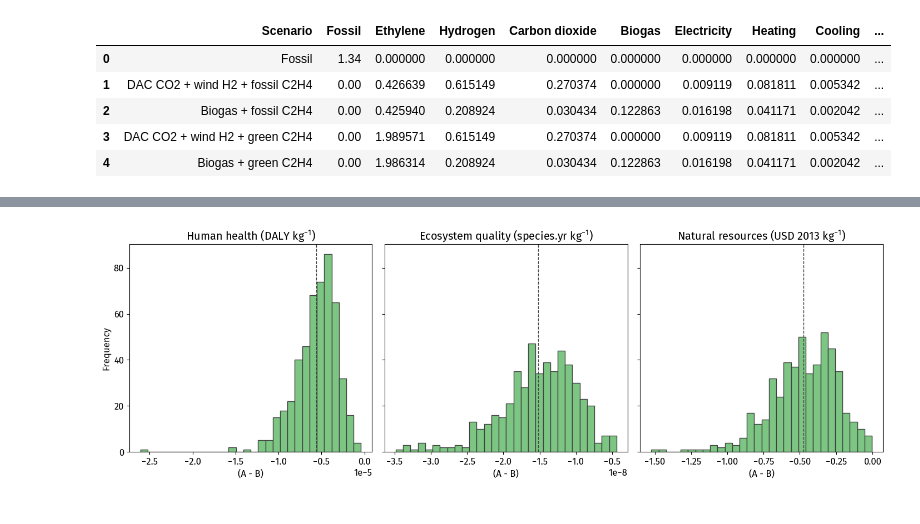
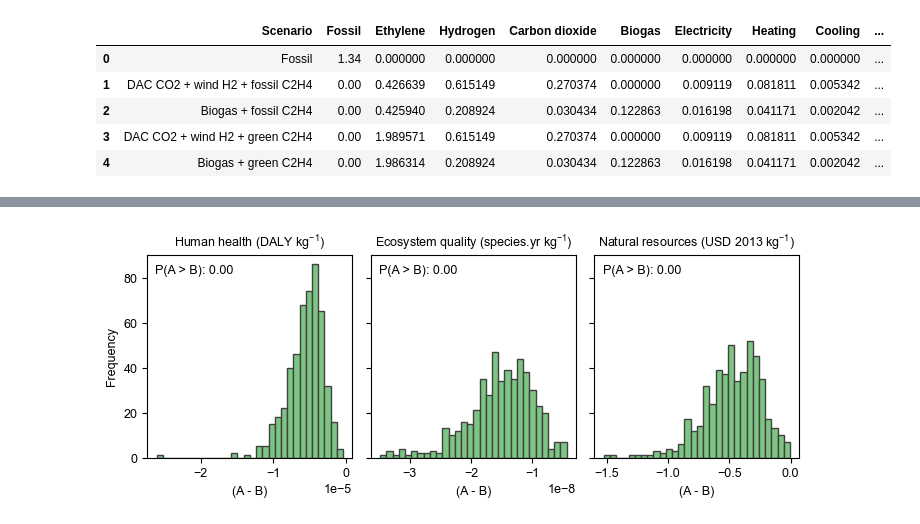
Before and after one commit to abhix2704/Propanol-production, a Jupyter notebook: notebooks/07_main_figure.ipynb, the cells around one changed output, grey strips where cells are left out. Saved outputs shown, nothing was run; the diff lists cells and outputs as text; code cells hidden in the pictures.

```diff
--- a/notebooks/07_main_figure.ipynb
+++ b/notebooks/07_main_figure.ipynb
@@ -18,22 +18,10 @@ fig_length = {1 : 3.50394,    # 1 column
               1.5 : 5.35433, # 1.5 columns
               2 : 7.20472}    # 2 columns
 fig_height = 9.72441 # maximum height
-fontsize_title = 8
-fontsize_label = 8
-fontsize_legend = 8
-fontsize_axs = 8
-
-font_path = os.path.join('..', 'other', 'Fira_Sans', 'FiraSans-Regular.ttf')
-font_prop = FontProperties(fname = font_path)
-fm.fontManager.addfont(font_path)
-custom_font_name = font_prop.get_name()
-
-font_path_bold = os.path.join('..', 'other', 'Fira_Sans', 'FiraSans-Bold.ttf')
-font_prop_bold = FontProperties(fname = font_path_bold)
 
 plt.rcParams["figure.autolayout"] = True
-plt.rcParams.update({'font.size' : 12})
-plt.rcParams['font.family'] = custom_font_name
+plt.rcParams.update({'font.size' : 9})
+plt.rcParams['font.family'] = 'Arial'
 plt.rcParams['axes.unicode_minus'] = True
 # %%
 results_file = 'overall.xlsx'
@@ -285,7 +218,7 @@ human_health_df = pd.read_excel(os.path.join('..', 'results', 'human_health_mont
 ecosystem_quality_df = pd.read_excel(os.path.join('..', 'results', 'ecosystem_quality_monte_carlo.xlsx'), sheet_name = 'Sheet1', index_col = 0)
 natural_resources_df = pd.read_excel(os.path.join('..', 'results', 'natural_resources_monte_carlo.xlsx'), sheet_name = 'Sheet1', index_col = 0)
 
-fig, axs = plt.subplots(1, 3, figsize=(fig_length[2]*2, fig_height*0.5), sharey=True)
+fig, axs = plt.subplots(1, 3, figsize=(fig_length[2], fig_height*0.3), sharey=True)
 
 ax = axs[0]
 data = human_health_df['propanol production, biogas, fossil ethylene'].values - human_health_df['propanol production, fossil'].values
@@ -300,43 +233,49 @@ for i in range(len(patches)):
 
 # ['#f94144cc', '#f3722ccc', '#f8961ecc', '#f9c74fcc', '#90be6dcc', '#43aa8bcc']
 mean_value = data.mean()
-ax.axvline(mean_value, color='#414141', linestyle='dashed', linewidth=1, label=f'Mean: {mean_value:.2f}')
-ax.set_title('Human health (DALY kg$^\mathdefault{-1}$)')
+positive_prob = (data > 0).sum() / len(data)  # Calculate the probability of x > 0
+ax.text(0.04, 0.95, f'P(A > B): {positive_prob:.2f}', transform=ax.transAxes,
+        verticalalignment='top')  # Display probability
+ax.set_title('Human health (DALY kg$^\mathdefault{-1}$)', fontsize=9)
 ax.set_xlabel('(A - B)')
 ax.set_ylabel('Frequency')
 
 ax = axs[1]
 data = ecosystem_quality_df['propanol production, biogas, fossil ethylene'].values - ecosystem_quality_df['propanol production, fossil'].values
 bins = 30
 n, bins, patches = ax.hist(data, bins=bins, alpha=1, edgecolor='#414141')
 
 for i in range(len(patches)):
     if bins[i] > 0:
         patches[i].set_facecolor('#ff8383')
     else:
         patches[i].set_facecolor('#7cc582')
 mean_value = data.mean()
-ax.axvline(mean_value, color='#414141', linestyle='dashed', linewidth=1, label=f'Mean: {mean_value:.2f}')
-ax.set_title('Ecosystem quality (species.yr kg$^\mathdefault{-1}$)')
+positive_prob = (data > 0).sum() / len(data)  # Calculate the probability of x > 0
+ax.text(0.04, 0.95, f'P(A > B): {positive_prob:.2f}', transform=ax.transAxes,
+        verticalalignment='top')  # Display probability
+ax.set_title('Ecosystem quality (species.yr kg$^\mathdefault{-1}$)', fontsize=9)
 ax.set_xlabel('(A - B)')
 
 ax = axs[2]
 data = natural_resources_df['propanol production, biogas, fossil ethylene'].values - natural_resources_df['propanol production, fossil'].values
 bins = 30
 n, bins, patches = ax.hist(data, bins=bins, alpha=1, edgecolor='#414141')
 
 for i in range(len(patches)):
     if bins[i] > 0:
         patches[i].set_facecolor('#ff8383')
     else:
         patches[i].set_facecolor('#7cc582')
 mean_value = data.mean()
-ax.axvline(mean_value, color='#414141', linestyle='dashed', linewidth=1, label=f'Mean: {mean_value:.2f}')
-ax.set_title('Natural resources (USD 2013 kg$^\mathdefault{-1}$)')
+positive_prob = (data > 0).sum() / len(data)  # Calculate the probability of x > 0
+ax.text(0.04, 0.95, f'P(A > B): {positive_prob:.2f}', transform=ax.transAxes,
+        verticalalignment='top')  # Display probability
+ax.set_title('Natural resources (USD 2013 kg$^\mathdefault{-1}$)', fontsize=9)
 ax.set_xlabel('(A - B)')
 
 filepath = os.path.join('..', 'results', 'plots', 'burden_shifting')
 plt.savefig(filepath + '.png', format='png', bbox_inches='tight', dpi=600)
 plt.savefig(filepath + '.svg', format='svg', bbox_inches='tight', dpi=600)
 # %% [output]
-[figure, old version]
+[figure, new version]
```
Also changed, not shown: parts of 8 cells of this notebook, 18 other files.
